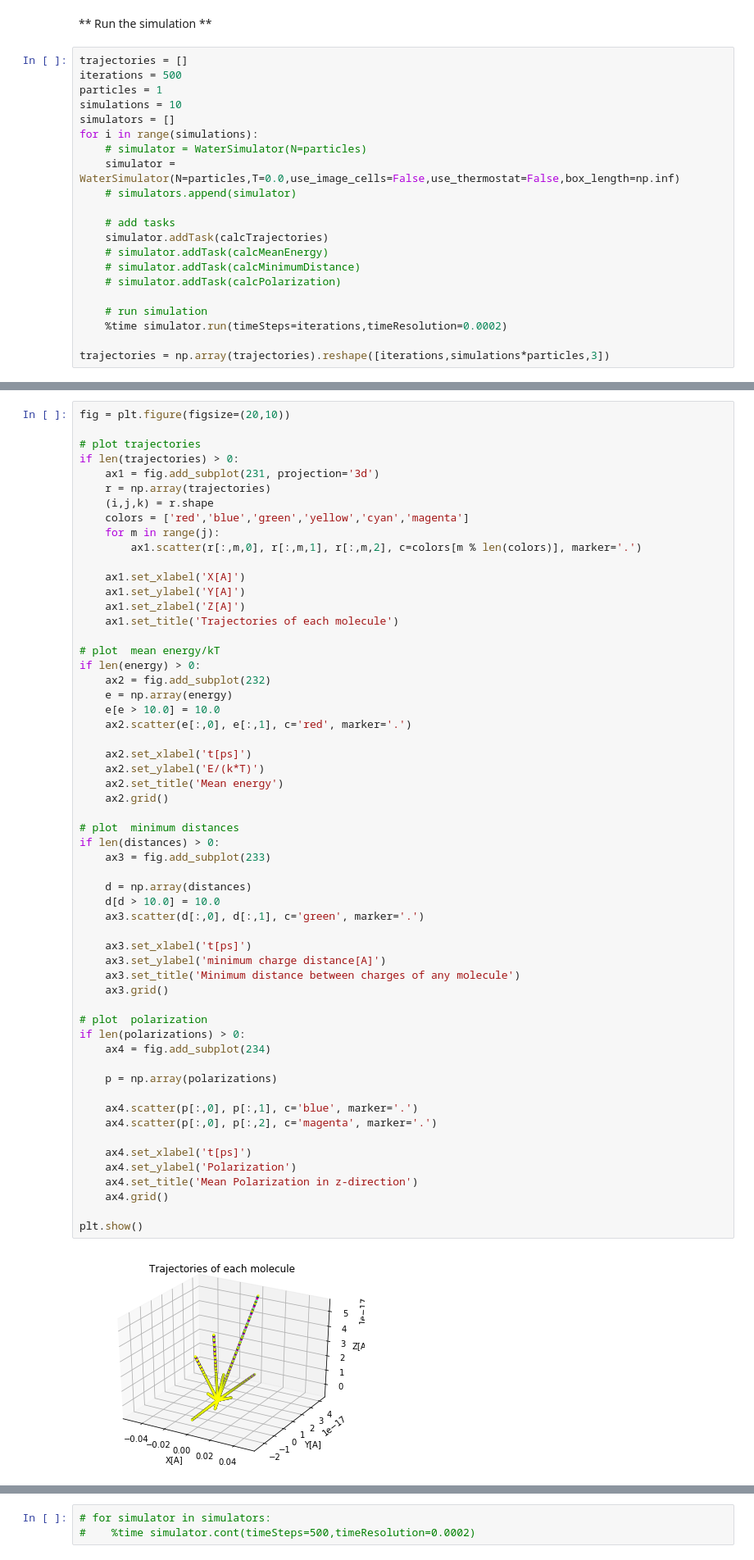
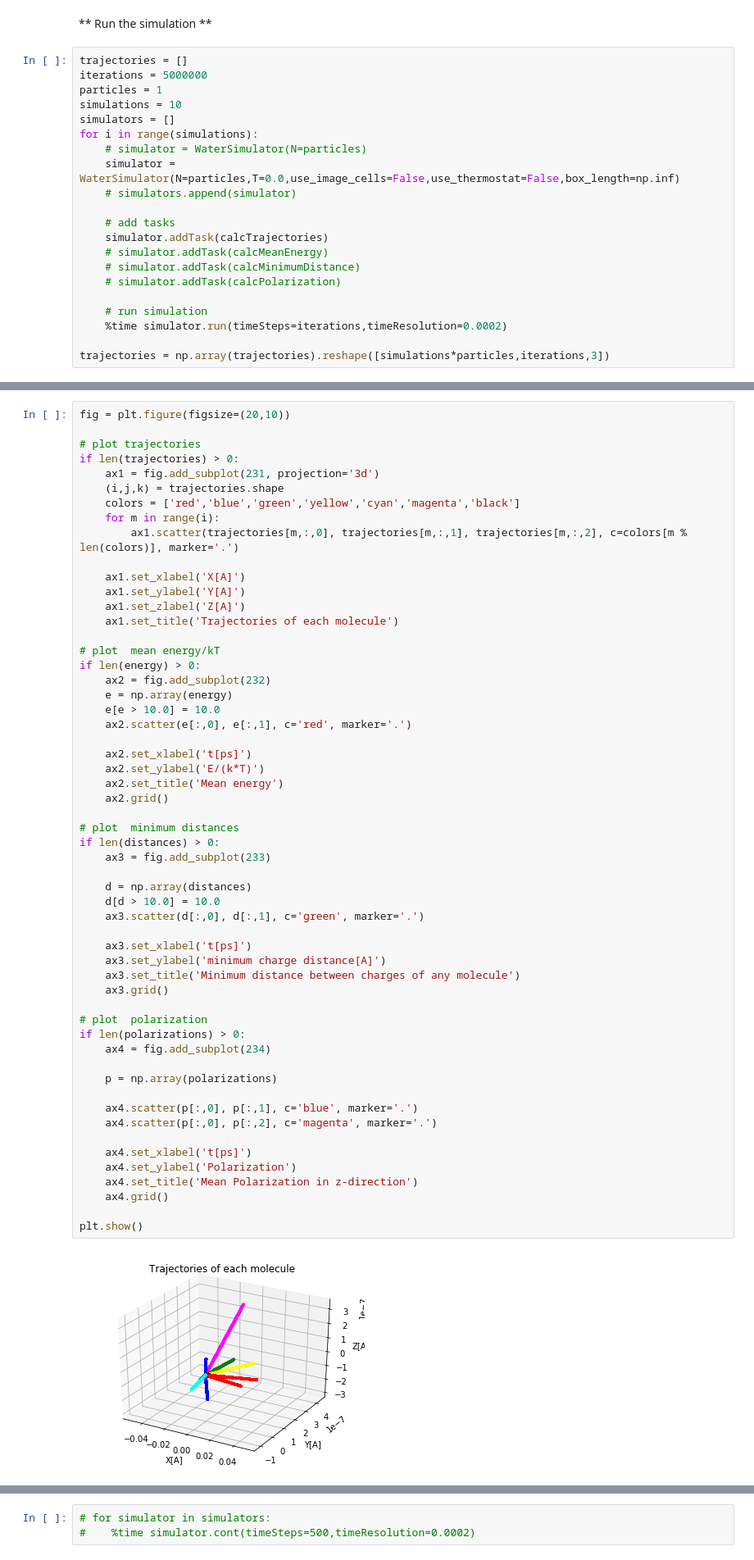
Before and after one commit to ghejc/mdwater, a Jupyter notebook: water_simulation.ipynb, the cells around one changed output, grey strips where cells are left out. Shown: that part at 82% size. Cells and saved outputs as stored; diff of their text form.

Commit message:
Fix bug in reshaping of trajectories

```diff
--- a/water_simulation.ipynb
+++ b/water_simulation.ipynb
@@ -995,7 +1007,7 @@ def calcPolarization(sys):
 ** Run the simulation **
 # %%
 trajectories = []
-iterations = 500
+iterations = 5000000
 particles = 1
 simulations = 10
 simulators = []
@@ -1013,5 +1025,5 @@ for i in range(simulations):
     # run simulation
     %time simulator.run(timeSteps=iterations,timeResolution=0.0002)
 
-trajectories = np.array(trajectories).reshape([iterations,simulations*particles,3])
+trajectories = np.array(trajectories).reshape([simulations*particles,iterations,3])
 # %% [output]
@@ -1038,11 +1043,10 @@ fig = plt.figure(figsize=(20,10))
 # plot trajectories
 if len(trajectories) > 0:
     ax1 = fig.add_subplot(231, projection='3d')
-    r = np.array(trajectories)
-    (i,j,k) = r.shape
-    colors = ['red','blue','green','yellow','cyan','magenta']
-    for m in range(j):
-        ax1.scatter(r[:,m,0], r[:,m,1], r[:,m,2], c=colors[m % len(colors)], marker='.')
+    (i,j,k) = trajectories.shape
+    colors = ['red','blue','green','yellow','cyan','magenta','black']
+    for m in range(i):
+        ax1.scatter(trajectories[m,:,0], trajectories[m,:,1], trajectories[m,:,2], c=colors[m % len(colors)], marker='.')
 
     ax1.set_xlabel('X[A]')
     ax1.set_ylabel('Y[A]')
@@ -1063,34 +1067,34 @@ if len(energy) > 0:
 
 # plot  minimum distances
 if len(distances) > 0:
     ax3 = fig.add_subplot(233)
 
     d = np.array(distances)
     d[d > 10.0] = 10.0
     ax3.scatter(d[:,0], d[:,1], c='green', marker='.')
 
     ax3.set_xlabel('t[ps]')
     ax3.set_ylabel('minimum charge distance[A]')
     ax3.set_title('Minimum distance between charges of any molecule')
     ax3.grid()
 
 # plot  polarization
 if len(polarizations) > 0:
     ax4 = fig.add_subplot(234)
 
     p = np.array(polarizations)
 
     ax4.scatter(p[:,0], p[:,1], c='blue', marker='.')
     ax4.scatter(p[:,0], p[:,2], c='magenta', marker='.')
 
     ax4.set_xlabel('t[ps]')
     ax4.set_ylabel('Polarization')
     ax4.set_title('Mean Polarization in z-direction')
     ax4.grid()
 
 plt.show()
 # %% [output]
-[figure, old version]
+[figure, new version]
 # %%
 import pickle
 
```
Also changed, not shown: parts of 4 cells of this notebook.
